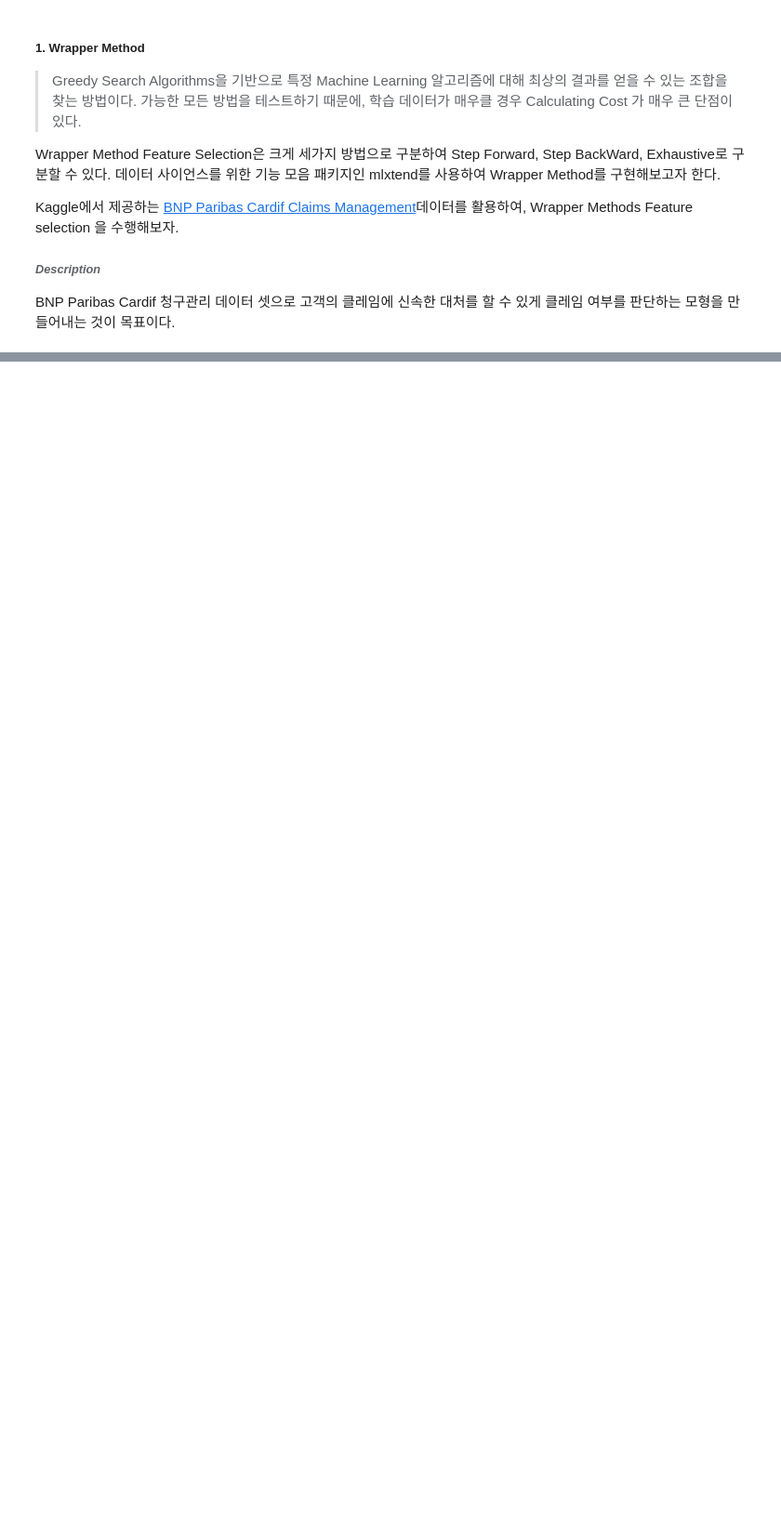
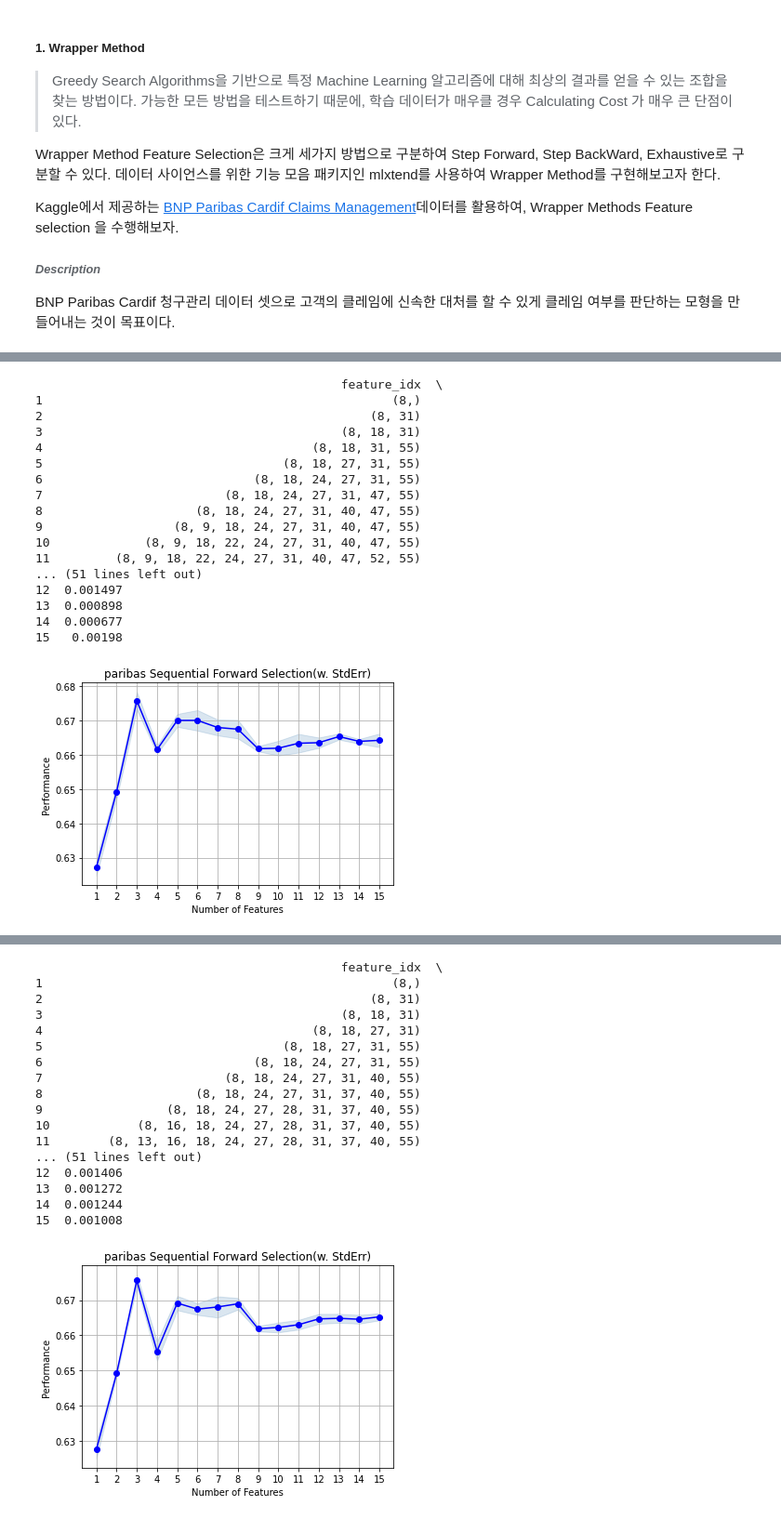
Before and after one commit to wook1990/insomnia, a Jupyter notebook: 2. STUDY/[2021]/#3. FeatureSelection/feature_selection_code.ipynb, the cells around one changed output, grey strips where cells are left out. Shown at 93% size. Cells and saved outputs as stored; diff of their text form; code cells hidden in the pictures; blank space fills up the shorter version.

Commit message:
Feature Selection with mlxtend 1. SFS 2. SBS 3. Exhaustive 4. RFE(Recursive Feature Elimination)

```diff
--- a/2. STUDY/[2021]/#3. FeatureSelection/feature_selection_code.ipynb
+++ b/2. STUDY/[2021]/#3. FeatureSelection/feature_selection_code.ipynb
@@ -18,11 +18,8 @@ BNP Paribas Cardif 청구관리 데이터 셋으로 고객의 클레임에 신
 import pandas
 import numpy
 from sklearn.model_selection import train_test_split
-from sklearn.feature_selection import VarianceThreshold
 
-
-
-paribas_data = pandas.read_csv("../../../data/3.FeatureSelection/01.Wrapper/train.csv", nrows=20000)
+paribas_data = pandas.read_csv("../../../data/3.FeatureSelection/01.Wrapper/train.csv")
 print("----Raw Data Shape----")
 print(paribas_data.shape)
 # Numeric Columns 추출
@@ -69,12 +66,10 @@ Train Shape : (16000, 57), Test Shape : (4000, 57)
 # %%
 from sklearn.ensemble import RandomForestClassifier
 from sklearn.metrics import roc_auc_score
-
-
 # mlxtend
 # A Python Library with Intersting Tools for Data Science
 from mlxtend.feature_selection import SequentialFeatureSelector
-#1. Step Forward Feature Selection
+#1. Step Forward Feature Selection(SFS)
 # SequentialFeatureSelector를 사용한 Feature Selection
 # 적합시킬 모델은 RandomForest Classifier에
 # k_feature : 선택할 변수의 갯수(int)
@@ -82,7 +77,7 @@ from mlxtend.feature_selection import SequentialFeatureSelector
 # verbose : logging level parameter(int)
 # scoring : performance evaluation criteria and finally(string)
 # cv : cross validation folds(int)
-feature_selector = SequentialFeatureSelector(RandomForestClassifier(n_jobs=1),
+feature_selector = SequentialFeatureSelector(RandomForestClassifier(n_estimators=10, n_jobs=-1),
                                             k_features=5,
                                             forward=True,
                                             verbose=2,
@@ -120,0 +116,10 @@ Index(['v10', 'v14', 'v23', 'v34', 'v50'], dtype='object')
+# %%
+# modeling with filtered features
+
+clf = RandomForestClassifier(n_estimators=100, random_state=41, max_depth=3)
+clf.fit(train_x[filtered_features].fillna(0), train_y)
+train_pred = clf.predict_proba(train_x[filtered_features].fillna(0))
+print('Accuracy Train Set : {}'.format(roc_auc_score(train_y, train_pred[:,1])))
+
+test_pred = clf.predict_proba(test_x[filtered_features].fillna(0))
+print('Accuracy Train Set : {}'.format(roc_auc_score(test_y, test_pred[:,1])))
@@ -120,0 +149,20 @@ Index(['v10', 'v14', 'v23', 'v34', 'v50'], dtype='object')
+# %%
+# k_features 증가
+feature_selector = SequentialFeatureSelector(RandomForestClassifier(n_estimators=10, n_jobs=-1),
+                                            k_features=15,
+                                            forward=True,
+                                            verbose=2,
+                                            scoring='roc_auc',
+                                            cv=4)
+features = feature_selector.fit(numpy.array(train_x.fillna(0)), train_y, custom_feature_names= train_x.columns)
+
+result = pandas.DataFrame.from_dict(features.get_metric_dict()).T
+#print(result)
+result.to_csv("SFS_total_result.csv",index=False)
+from mlxtend.plotting import plot_sequential_feature_selection as plot_sfs
+import matplotlib.pyplot as plt
+fig = plot_sfs(features.get_metric_dict(), kind = 'std_err')
+plt.title("paribas Sequential Forward Selection(w. StdErr)")
+plt.grid()
+plt.show()
+# %% [output]
@@ -120,0 +186,18 @@ Index(['v10', 'v14', 'v23', 'v34', 'v50'], dtype='object')
+                                          feature_idx  \
+1                                                (8,)
+2                                             (8, 31)
+3                                         (8, 18, 31)
+4                                     (8, 18, 31, 55)
+5                                 (8, 18, 27, 31, 55)
+6                             (8, 18, 24, 27, 31, 55)
+7                         (8, 18, 24, 27, 31, 47, 55)
+8                     (8, 18, 24, 27, 31, 40, 47, 55)
+9                  (8, 9, 18, 24, 27, 31, 40, 47, 55)
+10             (8, 9, 18, 22, 24, 27, 31, 40, 47, 55)
+11         (8, 9, 18, 22, 24, 27, 31, 40, 47, 52, 55)
+... (51 lines left out)
+12  0.001497
+13  0.000898
+14  0.000677
+15   0.00198
+[figure, added]
@@ -120,0 +221,18 @@ Index(['v10', 'v14', 'v23', 'v34', 'v50'], dtype='object')
+                                          feature_idx  \
+1                                                (8,)
+2                                             (8, 31)
+3                                         (8, 18, 31)
+4                                     (8, 18, 27, 31)
+5                                 (8, 18, 27, 31, 55)
+6                             (8, 18, 24, 27, 31, 55)
+7                         (8, 18, 24, 27, 31, 40, 55)
+8                     (8, 18, 24, 27, 31, 37, 40, 55)
+9                 (8, 18, 24, 27, 28, 31, 37, 40, 55)
+10            (8, 16, 18, 24, 27, 28, 31, 37, 40, 55)
+11        (8, 13, 16, 18, 24, 27, 28, 31, 37, 40, 55)
+... (51 lines left out)
+12  0.001406
+13  0.001272
+14  0.001244
+15  0.001008
+[figure, added]
```
Also changed, not shown: parts of 8 cells of this notebook, 3 other files.
